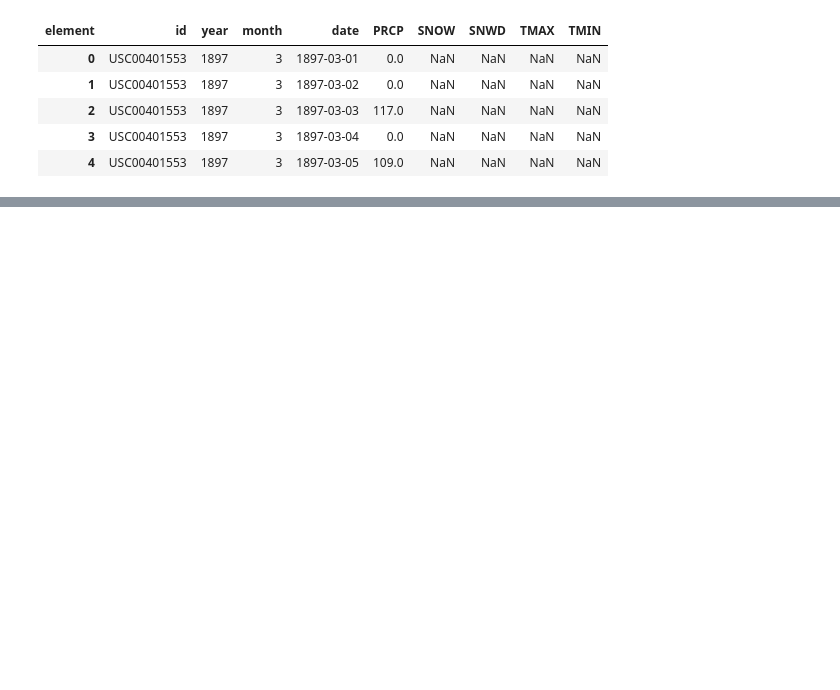
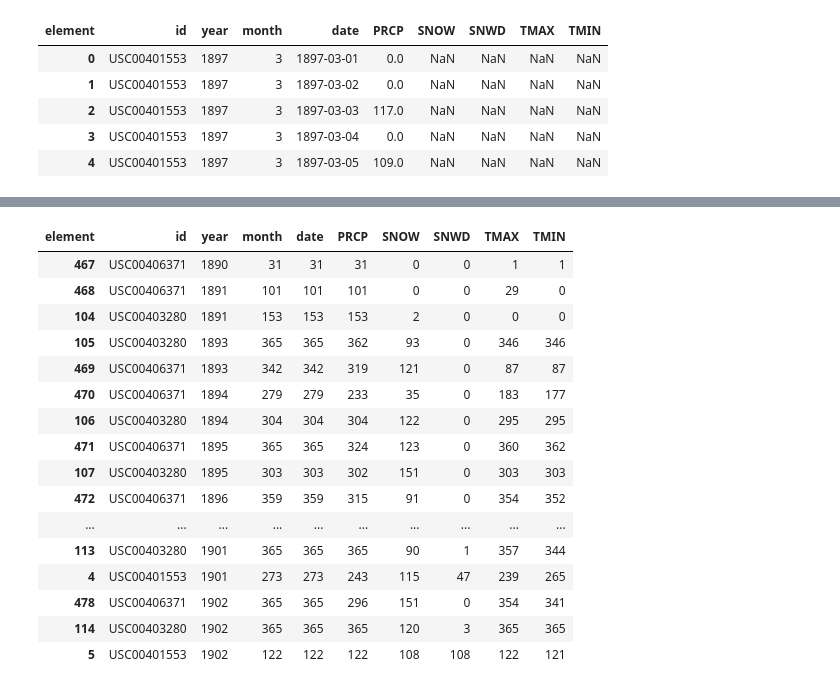
Before and after one commit to tfwhitesell/meteorological_mysteries, a Jupyter notebook: notebooks/01_data_cleaning.ipynb, the cells around one changed output, grey strips where cells are left out. Drawn from its saved outputs; the diff is of its cells as text; code cells hidden in the pictures; blank space fills up the shorter version.

```diff
--- a/notebooks/01_data_cleaning.ipynb
+++ b/notebooks/01_data_cleaning.ipynb
@@ -130,5 +131,5 @@ Drop rows with missing value (-9999 per readme):
 # %%
-weather_melt = weather_melt[~weather_melt['day_value'].astype(str).str.contains('-9999')]
+weather_melt['day_value'] = weather_melt['day_value'].replace(-9999, np.NaN)
 # %%
 weather_melt.info(show_counts = True)
 # %% [output]
@@ -165,0 +202,20 @@ weather_pivot.head()
+# %%
+weather_pivot.groupby(['id', 'year']).count().reset_index().sort_values('year').head(30)
+# %% [output]
+| element | id | year | month | date | PRCP | SNOW | SNWD | TMAX | TMIN |
+| 467 | USC00406371 | 1890 | 31 | 31 | 31 | 0 | 0 | 1 | 1 |
+| 468 | USC00406371 | 1891 | 101 | 101 | 101 | 0 | 0 | 29 | 0 |
+| 104 | USC00403280 | 1891 | 153 | 153 | 153 | 2 | 0 | 0 | 0 |
+| 105 | USC00403280 | 1893 | 365 | 365 | 362 | 93 | 0 | 346 | 346 |
+| 469 | USC00406371 | 1893 | 342 | 342 | 319 | 121 | 0 | 87 | 87 |
+| 470 | USC00406371 | 1894 | 279 | 279 | 233 | 35 | 0 | 183 | 177 |
+| 106 | USC00403280 | 1894 | 304 | 304 | 304 | 122 | 0 | 295 | 295 |
+| 471 | USC00406371 | 1895 | 365 | 365 | 324 | 123 | 0 | 360 | 362 |
+| 107 | USC00403280 | 1895 | 303 | 303 | 302 | 151 | 0 | 303 | 303 |
+| 472 | USC00406371 | 1896 | 359 | 359 | 315 | 91 | 0 | 354 | 352 |
+| ... | ... | ... | ... | ... | ... | ... | ... | ... | ... |
+| 113 | USC00403280 | 1901 | 365 | 365 | 365 | 90 | 1 | 357 | 344 |
+| 4 | USC00401553 | 1901 | 273 | 273 | 243 | 115 | 47 | 239 | 265 |
+| 478 | USC00406371 | 1902 | 365 | 365 | 296 | 151 | 0 | 354 | 341 |
+| 114 | USC00403280 | 1902 | 365 | 365 | 365 | 120 | 3 | 365 | 365 |
+| 5 | USC00401553 | 1902 | 122 | 122 | 122 | 108 | 108 | 122 | 121 |
```
Also changed, not shown: parts of 12 cells of this notebook.
